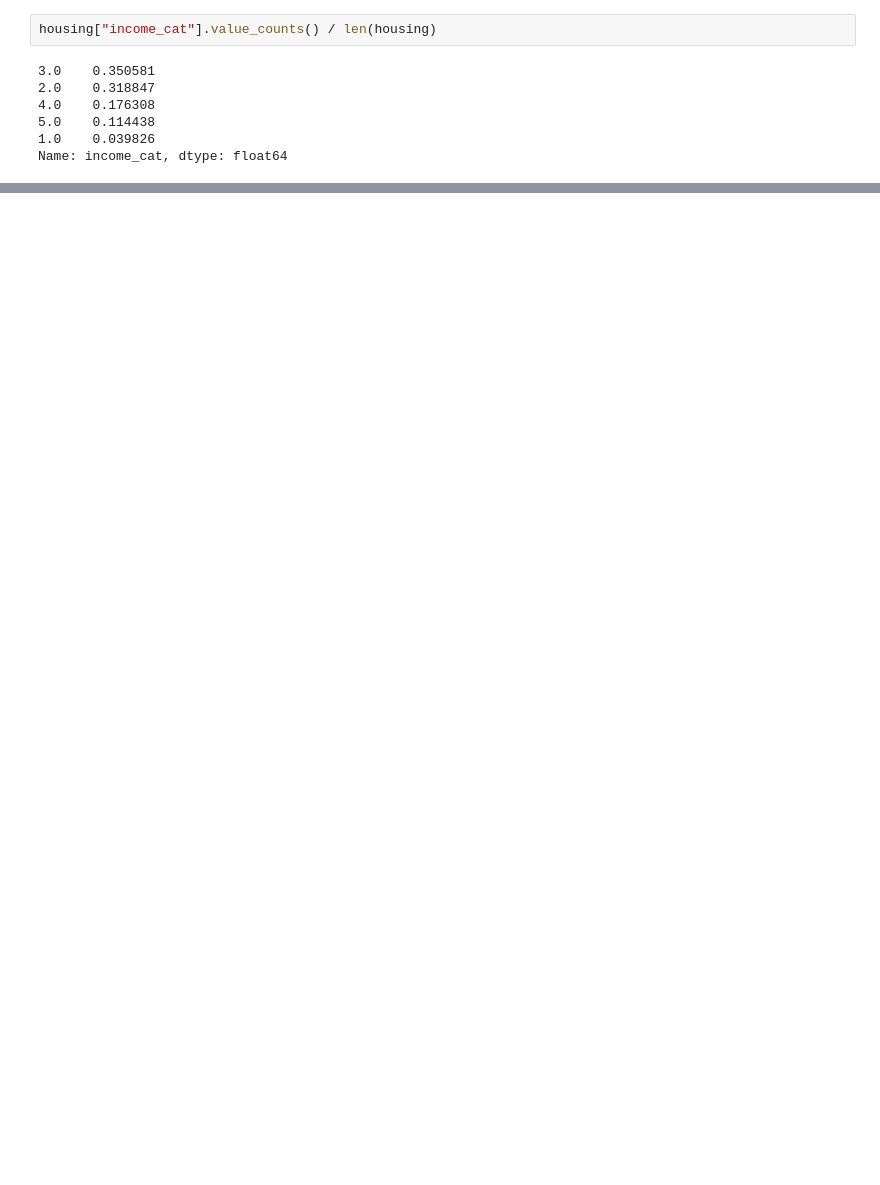
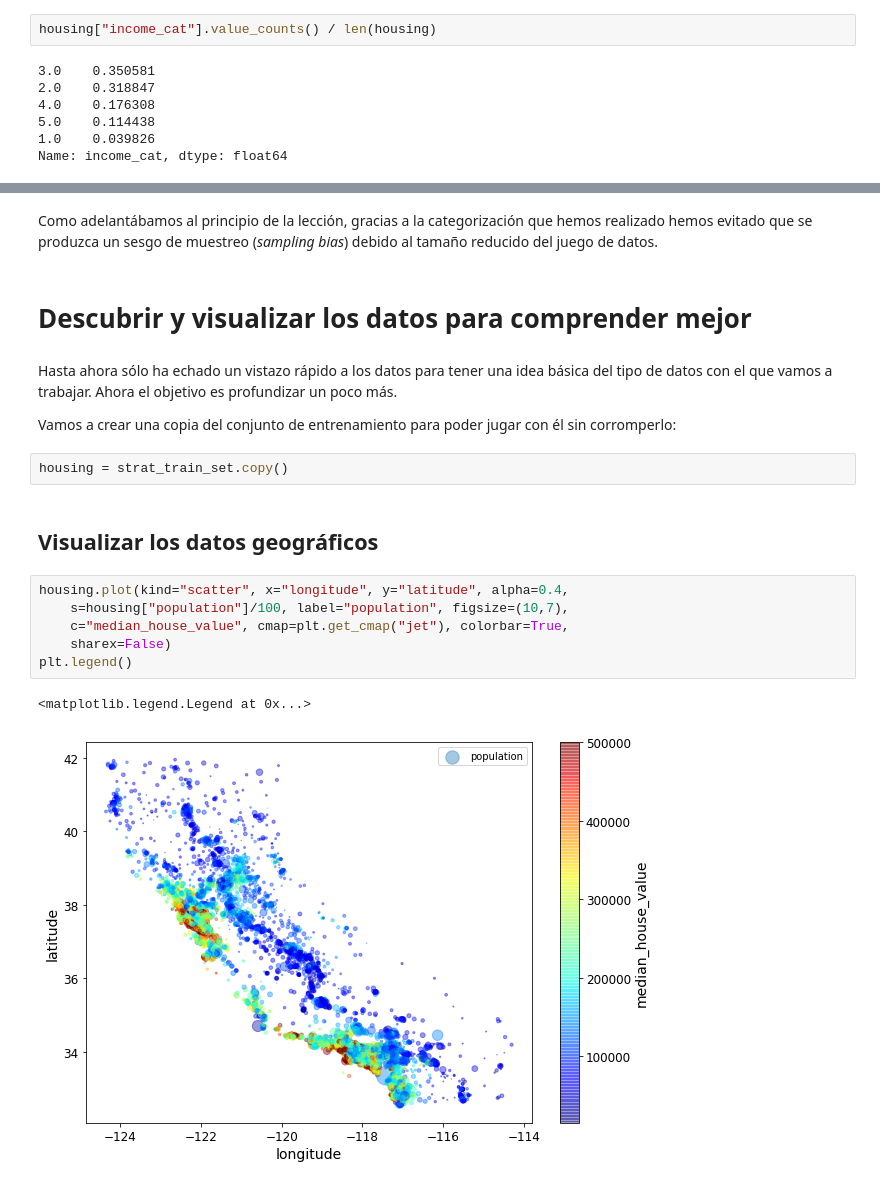
Before and after one commit to esri-es/refining-predictive-model, a Jupyter notebook: Housing.ipynb, the cells around one changed output, grey strips where cells are left out. Cells and saved outputs as stored; diff of their text form; blank space fills up the shorter version.

```diff
--- a/Housing.ipynb
+++ b/Housing.ipynb
@@ -195,0 +213,21 @@ train_set, test_set = split_train_test_by_id(housing_with_id, 0.2, "id")
+# %% [markdown]
+Como adelantábamos al principio de la lección, gracias a la categorización que hemos realizado hemos evitado que se produzca un sesgo de muestreo (*sampling bias*) debido al tamaño reducido del juego de datos.
+# %% [markdown]
+# Descubrir y visualizar los datos para comprender mejor
+# %% [markdown]
+Hasta ahora sólo ha echado un vistazo rápido a los datos para tener una idea básica del tipo de datos con el que vamos a trabajar. Ahora el objetivo es profundizar un poco más.
+
+Vamos a crear una copia del conjunto de entrenamiento para poder jugar con él sin corromperlo:
+# %%
+housing = strat_train_set.copy()
+# %% [markdown]
+## Visualizar los datos geográficos
+# %%
+housing.plot(kind="scatter", x="longitude", y="latitude", alpha=0.4,
+    s=housing["population"]/100, label="population", figsize=(10,7),
+    c="median_house_value", cmap=plt.get_cmap("jet"), colorbar=True,
+    sharex=False)
+plt.legend()
+# %% [output]
+<matplotlib.legend.Legend at 0x...>
+[figure, added]
```
Also changed, not shown: parts of 22 cells of this notebook.
